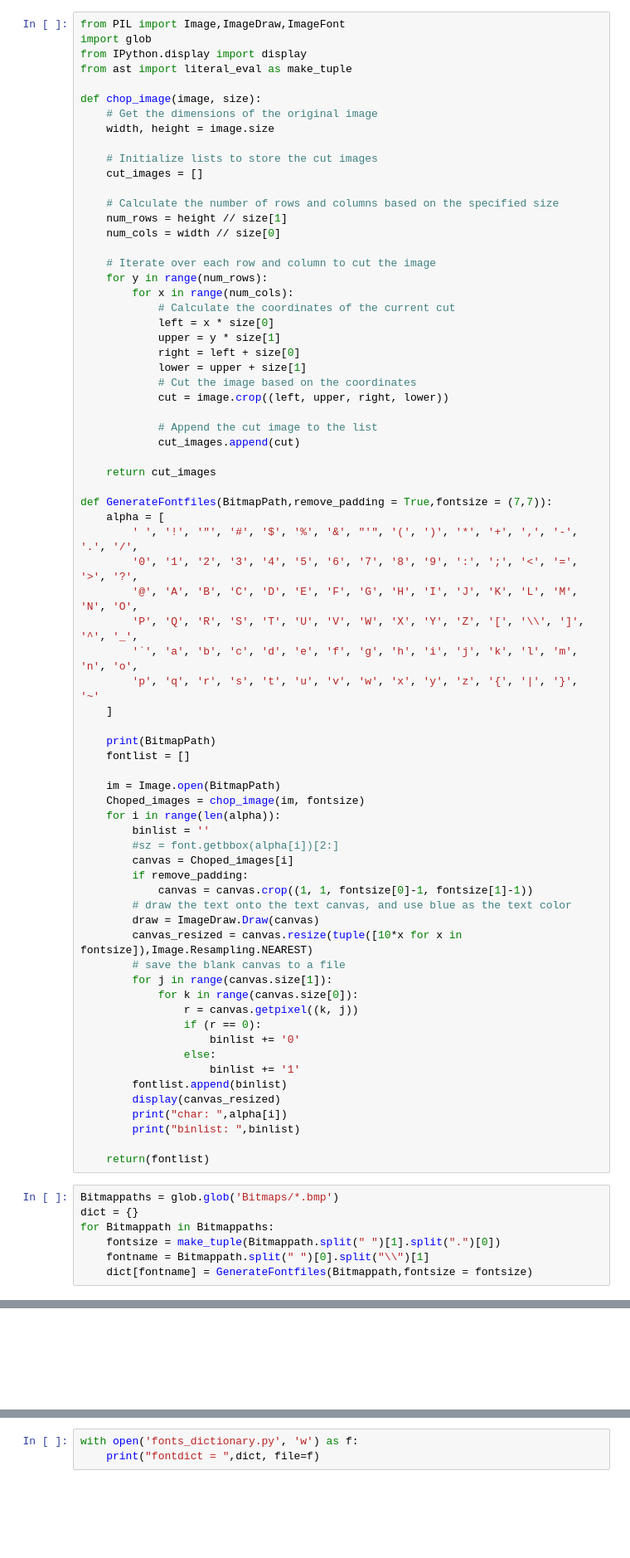
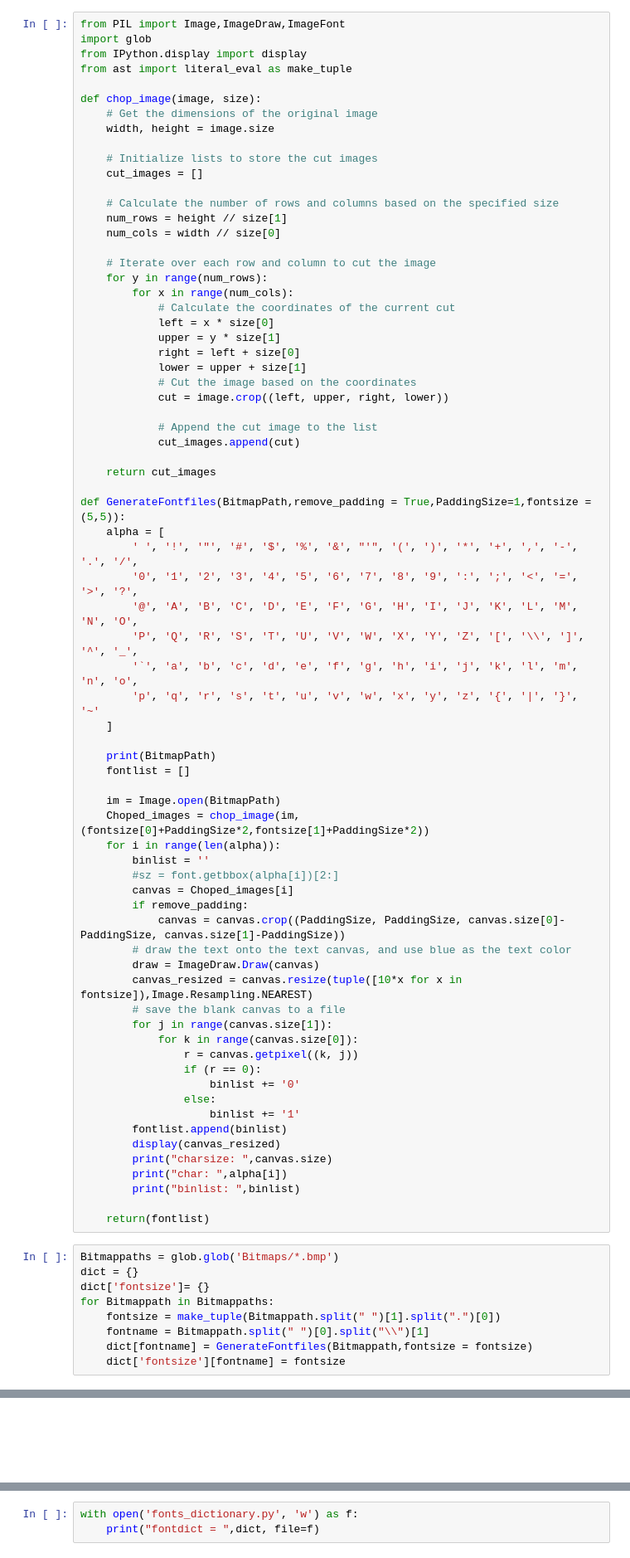
Before and after one commit to Rumidom/micropython_fontlib, a Jupyter notebook: BitmapDictionaryGenerator.ipynb, the cells around one changed output, grey strips where cells are left out. Shown: that part at 83% size. Drawn from its saved outputs; the diff is of its cells as text; blank space fills up the shorter version.

Commit message:
adding fontsize to fonts_dictionary, this makes things more seamless

```diff
--- a/BitmapDictionaryGenerator.ipynb
+++ b/BitmapDictionaryGenerator.ipynb
@@ -31,7 +31,7 @@ def chop_image(image, size):
 
     return cut_images
 
-def GenerateFontfiles(BitmapPath,remove_padding = True,fontsize = (7,7)):
+def GenerateFontfiles(BitmapPath,remove_padding = True,PaddingSize=1,fontsize = (5,5)):
     alpha = [
         ' ', '!', '"', '#', '$', '%', '&', "'", '(', ')', '*', '+', ',', '-', '.', '/',
         '0', '1', '2', '3', '4', '5', '6', '7', '8', '9', ':', ';', '<', '=', '>', '?',
@@ -45,13 +45,13 @@ def GenerateFontfiles(BitmapPath,remove_padding = True,fontsize = (7,7)):
     fontlist = []
 
     im = Image.open(BitmapPath)
-    Choped_images = chop_image(im, fontsize)
+    Choped_images = chop_image(im, (fontsize[0]+PaddingSize*2,fontsize[1]+PaddingSize*2))
     for i in range(len(alpha)):
         binlist = ''
         #sz = font.getbbox(alpha[i])[2:]
         canvas = Choped_images[i]
         if remove_padding:
-            canvas = canvas.crop((1, 1, fontsize[0]-1, fontsize[1]-1))
+            canvas = canvas.crop((PaddingSize, PaddingSize, canvas.size[0]-PaddingSize, canvas.size[1]-PaddingSize))
         # draw the text onto the text canvas, and use blue as the text color
         draw = ImageDraw.Draw(canvas)
         canvas_resized = canvas.resize(tuple([10*x for x in fontsize]),Image.Resampling.NEAREST)
@@ -65,6 +65,7 @@ def GenerateFontfiles(BitmapPath,remove_padding = True,fontsize = (7,7)):
                     binlist += '1'
         fontlist.append(binlist)
         display(canvas_resized)
+        print("charsize: ",canvas.size)
         print("char: ",alpha[i])
         print("binlist: ",binlist)
 
@@ -72,8 +73,10 @@ def GenerateFontfiles(BitmapPath,remove_padding = True,fontsize = (7,7)):
 # %%
 Bitmappaths = glob.glob('Bitmaps/*.bmp')
 dict = {}
+dict['fontsize']= {}
 for Bitmappath in Bitmappaths:
     fontsize = make_tuple(Bitmappath.split(" ")[1].split(".")[0])
     fontname = Bitmappath.split(" ")[0].split("\\")[1]
     dict[fontname] = GenerateFontfiles(Bitmappath,fontsize = fontsize)
+    dict['fontsize'][fontname] = fontsize
 # %% [output]
@@ -81 +84 @@ Bitmaps\cellphone (7,9).bmp
-[figure, old version]
+[figure, new version]
```
Also changed, not shown: parts of 1 cell of this notebook, 9 other files.
